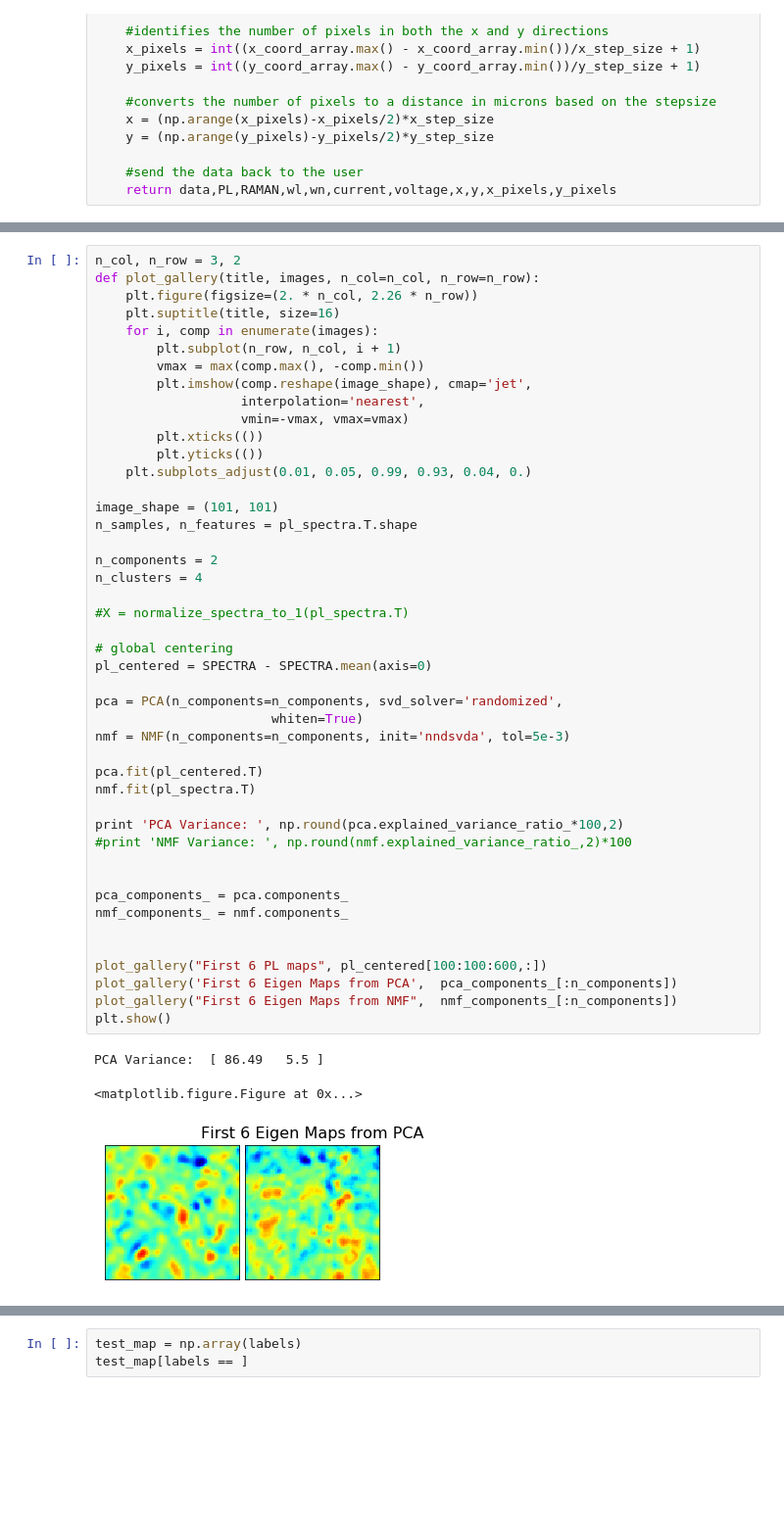
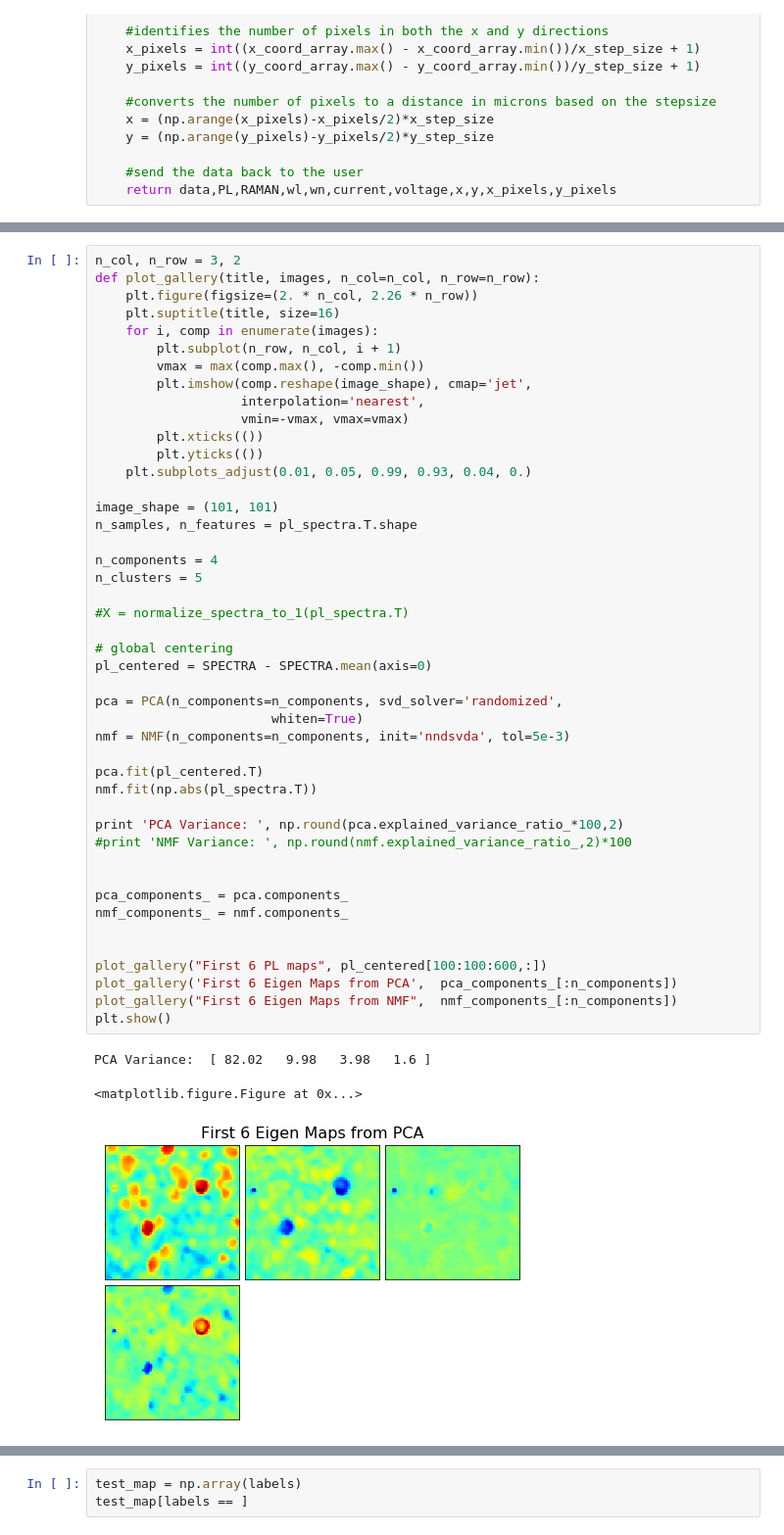
Before and after one commit to ttmn313/CIGS_Na_Analysis, a Jupyter notebook: PL_PCA.ipynb, the cells around one changed output, grey strips where cells are left out. Shown at 98% size. Cells and saved outputs as stored; diff of their text form; blank space fills up the shorter version.

```diff
--- a/PL_PCA.ipynb
+++ b/PL_PCA.ipynb
@@ -169,35 +169,35 @@ def plot_gallery(title, images, n_col=n_col, n_row=n_row):
 
 image_shape = (101, 101)
 n_samples, n_features = pl_spectra.T.shape
 
-n_components = 2
-n_clusters = 4
+n_components = 4
+n_clusters = 5
 
 #X = normalize_spectra_to_1(pl_spectra.T)
 
 # global centering
 pl_centered = SPECTRA - SPECTRA.mean(axis=0)
 
 pca = PCA(n_components=n_components, svd_solver='randomized',
                        whiten=True)
 nmf = NMF(n_components=n_components, init='nndsvda', tol=5e-3)
 
 pca.fit(pl_centered.T)
-nmf.fit(pl_spectra.T)
+nmf.fit(np.abs(pl_spectra.T))
 
 print 'PCA Variance: ', np.round(pca.explained_variance_ratio_*100,2)
 #print 'NMF Variance: ', np.round(nmf.explained_variance_ratio_,2)*100
 
 
 pca_components_ = pca.components_
 nmf_components_ = nmf.components_
 
 
 plot_gallery("First 6 PL maps", pl_centered[100:100:600,:])
 plot_gallery('First 6 Eigen Maps from PCA',  pca_components_[:n_components])
 plot_gallery("First 6 Eigen Maps from NMF",  nmf_components_[:n_components])
 plt.show()
 # %% [output]
-PCA Variance:  [ 86.49   5.5 ]
+PCA Variance:  [ 82.02   9.98   3.98   1.6 ]
 <matplotlib.figure.Figure at 0x...>
-[figure, old version]
+[figure, new version]
```
Also changed, not shown: parts of 9 cells of this notebook.
